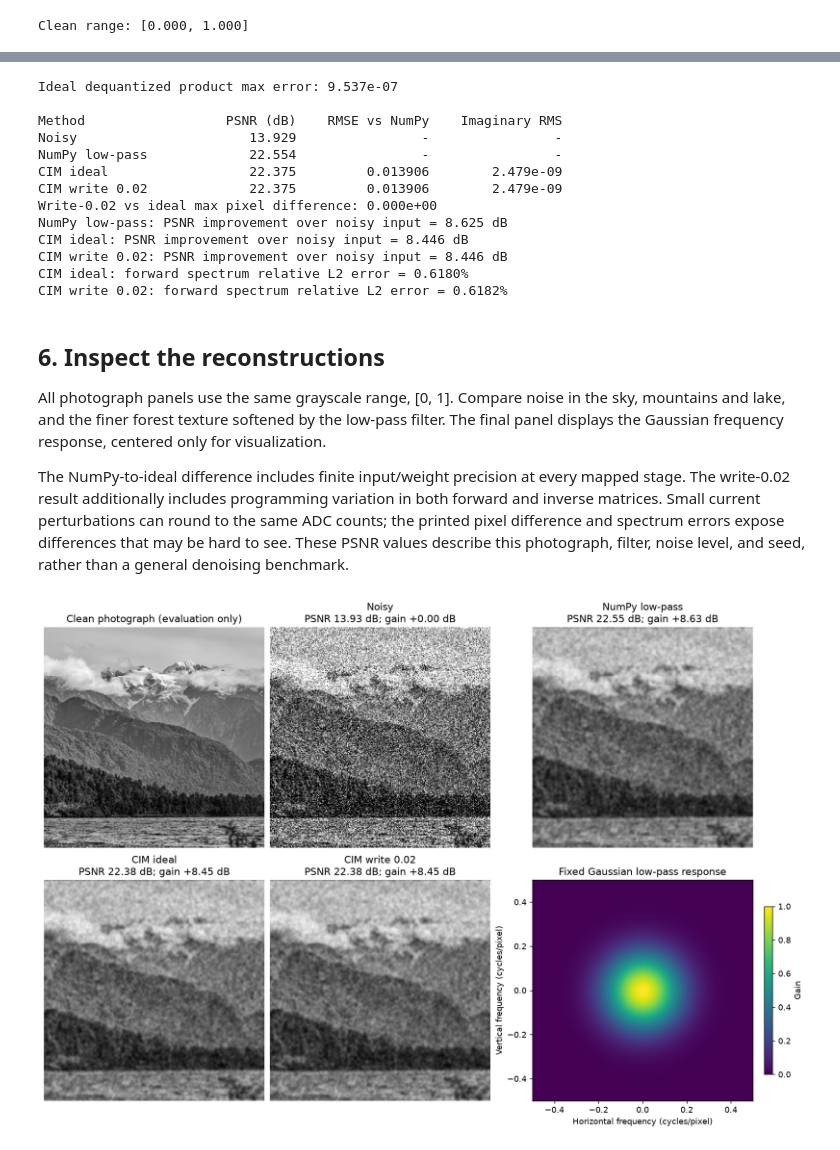
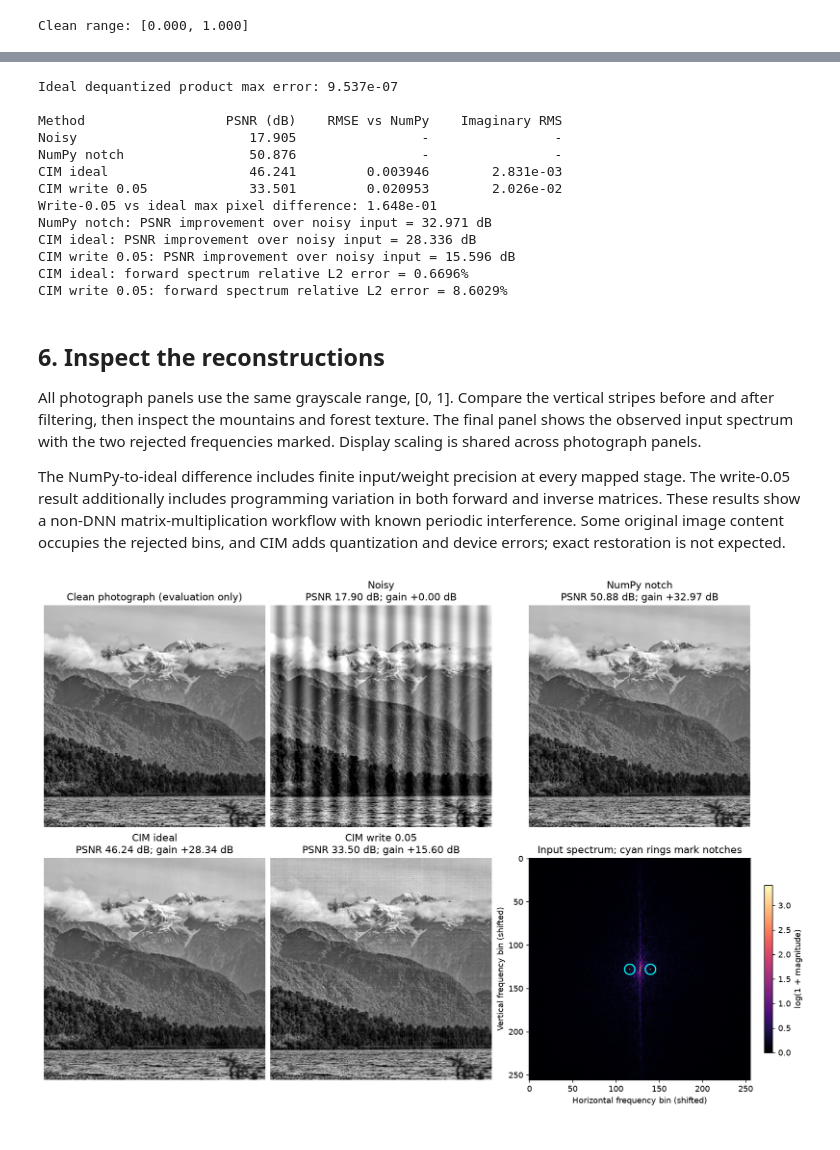
Before and after one commit to HUST-ISMD-Odyssey/MemFast, a Jupyter notebook: examples/notebooks/03_dft_image_denoising.ipynb, the cells around one changed output, grey strips where cells are left out. Cells and saved outputs as stored; diff of their text form; code cells hidden in the pictures.

Commit message:
Demonstrate DFT stripe removal with five-percent write variation

```diff
--- a/examples/notebooks/03_dft_image_denoising.ipynb
+++ b/examples/notebooks/03_dft_image_denoising.ipynb
@@ -19,8 +19,8 @@ from memfast import Config, Nonidealities, Simulator
 DEVICE = os.environ.get("MEMFAST_NOTEBOOK_DEVICE", "cuda:0" if torch.cuda.is_available() else "cpu")
 SIZE = 256
 SEED = 135
-NOISE_STD = 0.22  # About 56 gray levels out of 255, before clipping.
-CUTOFF = 0.12  # Gaussian frequency width, in cycles per pixel.
+STRIPE_AMPLITUDE = 0.18
+STRIPE_CYCLES = 12  # Known interference frequency: cycles across the image width.
 print(f"Device: {DEVICE}; image: {SIZE} x {SIZE}")
 # %% [output]
 Device: cuda:0; image: 256 x 256
@@ -101,13 +103,13 @@ common = dict(
     weight_slice=(1,) * 8,
     array_size=(64, 64),
     adc_bits=8,
-    input_quant_gran=(1, None),
+    input_quant_gran=(1, 64),
     weight_quant_gran=(None, 1),
     seed=SEED,
 )
 ideal_config = Config(**common, nonidealities=Nonidealities(write_variation=0.0))
-write_config = Config(**common, nonidealities=Nonidealities(write_variation=0.02))
+write_config = Config(**common, nonidealities=Nonidealities(write_variation=0.05))
 print("Ideal:", ideal_config.nonidealities)
-print("Write 0.02:", write_config.nonidealities)
+print("Write 0.05:", write_config.nonidealities)
 # %% [output]
 Ideal: Nonidealities(write_variation=0.0, read_variation=0.0, read_mode='shared', voltage_variation=0.0, adc_nonlinearity=0.0, stuck_at_low=0.0, stuck_at_high=0.0, drift_coefficient=0.0, drift_time=0. ...
@@ -198,7 +200,8 @@ def diagnostic(device="cpu"):
     weight = torch.tensor(F.real, dtype=torch.float32, device=simulator.device)
     vectors = torch.linspace(-1, 1, 3 * SIZE, device=simulator.device).reshape(3, SIZE)
     weight_scale = weight.abs().amax(dim=0, keepdim=True) / 127
-    input_scale = vectors.abs().amax(dim=1, keepdim=True) / 127
+    groups = vectors.reshape(3, SIZE // 64, 64)
+    input_scale = (groups.abs().amax(dim=-1, keepdim=True) / 127).expand_as(groups).reshape_as(vectors)
     dequant_weight = (weight / weight_scale).round().clamp(-127, 127) * weight_scale
     dequant_input = (vectors / input_scale).round().clamp(-127, 127) * input_scale
     expected = dequant_input @ dequant_weight
@@ -208,12 +211,12 @@ def diagnostic(device="cpu"):
 
     results = {
         "Noisy": {"image": noisy, "psnr_db": psnr(clean, noisy)},
-        "NumPy low-pass": {"image": standard, "psnr_db": psnr(clean, standard)},
+        "NumPy notch": {"image": standard, "psnr_db": psnr(clean, standard)},
     }
-    for label, config in [("CIM ideal", ideal_config), ("CIM write 0.02", write_config)]:
-        spectrum, raw = cim_denoise(noisy, mask, config, device=device)
+    for label, config in [("CIM ideal", ideal_config), ("CIM write 0.05", write_config)]:
+        spectrum, raw = cim_denoise(centered, mask, config, device=device)
         assert raw.shape == clean.shape and np.isfinite(raw).all()
-        image = np.clip(raw.real, 0.0, 1.0)
+        image = np.clip(raw.real + offset, 0.0, 1.0)
         results[label] = dict(
             image=image,
             psnr_db=psnr(clean, image),
@@ -234,12 +237,12 @@ for label, item in results.items():
     rmse = f"{item['rmse_vs_numpy']:.6f}" if "rmse_vs_numpy" in item else "-"
     imaginary = f"{item['imaginary_rms']:.3e}" if "imaginary_rms" in item else "-"
     print(f"{label:<20} {item['psnr_db']:>12.3f} {rmse:>16} {imaginary:>16}")
-write_delta = np.max(np.abs(results["CIM write 0.02"]["image"] - results["CIM ideal"]["image"]))
-print(f"Write-0.02 vs ideal max pixel difference: {write_delta:.3e}")
-for label in ("NumPy low-pass", "CIM ideal", "CIM write 0.02"):
+write_delta = np.max(np.abs(results["CIM write 0.05"]["image"] - results["CIM ideal"]["image"]))
+print(f"Write-0.05 vs ideal max pixel difference: {write_delta:.3e}")
+for label in ("NumPy notch", "CIM ideal", "CIM write 0.05"):
     gain = results[label]["psnr_db"] - results["Noisy"]["psnr_db"]
     print(f"{label}: PSNR improvement over noisy input = {gain:.3f} dB")
-for label in ("CIM ideal", "CIM write 0.02"):
+for label in ("CIM ideal", "CIM write 0.05"):
     print(
         f"{label}: forward spectrum relative L2 error = {results[label]['spectrum_relative_error']:.4%}"
     )
@@ -247,52 +250,56 @@ for label in ("CIM ideal", "CIM write 0.02"):
 Ideal dequantized product max error: 9.537e-07
 
 Method                  PSNR (dB)    RMSE vs NumPy    Imaginary RMS
-Noisy                      13.929                -                -
-NumPy low-pass             22.554                -                -
-CIM ideal                  22.375         0.013906        2.479e-09
-CIM write 0.02             22.375         0.013906        2.479e-09
-Write-0.02 vs ideal max pixel difference: 0.000e+00
-NumPy low-pass: PSNR improvement over noisy input = 8.625 dB
-CIM ideal: PSNR improvement over noisy input = 8.446 dB
-CIM write 0.02: PSNR improvement over noisy input = 8.446 dB
-CIM ideal: forward spectrum relative L2 error = 0.6180%
-CIM write 0.02: forward spectrum relative L2 error = 0.6182%
+Noisy                      17.905                -                -
+NumPy notch                50.876                -                -
+CIM ideal                  46.241         0.003946        2.831e-03
+CIM write 0.05             33.501         0.020953        2.026e-02
+Write-0.05 vs ideal max pixel difference: 1.648e-01
+NumPy notch: PSNR improvement over noisy input = 32.971 dB
+CIM ideal: PSNR improvement over noisy input = 28.336 dB
+CIM write 0.05: PSNR improvement over noisy input = 15.596 dB
+CIM ideal: forward spectrum relative L2 error = 0.6696%
+CIM write 0.05: forward spectrum relative L2 error = 8.6029%
 # %% [markdown]
 ## 6. Inspect the reconstructions
 
-All photograph panels use the same grayscale range, [0, 1]. Compare noise in the sky, mountains and lake, and the finer forest texture softened by the low-pass filter. The final panel displays the Gaussian frequency response, centered only for visualization.
+All photograph panels use the same grayscale range, [0, 1]. Compare the vertical stripes before and after filtering, then inspect the mountains and forest texture. The final panel shows the observed input spectrum with the two rejected frequencies marked. Display scaling is shared across photograph panels.
 
-The NumPy-to-ideal difference includes finite input/weight precision at every mapped stage. The write-0.02 result additionally includes programming variation in both forward and inverse matrices. Small current perturbations can round to the same ADC counts; the printed pixel difference and spectrum errors expose differences that may be hard to see. These PSNR values describe this photograph, filter, noise level, and seed, rather than a general denoising benchmark.
+The NumPy-to-ideal difference includes finite input/weight precision at every mapped stage. The write-0.05 result additionally includes programming variation in both forward and inverse matrices. These results show a non-DNN matrix-multiplication workflow with known periodic interference. Some original image content occupies the rejected bins, and CIM adds quantization and device errors; exact restoration is not expected.
 # %%
 fig, axes = plt.subplots(2, 3, figsize=(13, 9), dpi=130, constrained_layout=True)
 panels = axes.ravel()
 panels[0].imshow(clean, cmap="gray", vmin=0, vmax=1, interpolation="nearest")
 panels[0].set_title("Clean photograph (evaluation only)")
 panels[0].axis("off")
 for ax, (label, item) in zip(panels[1:5], results.items()):
     ax.imshow(item["image"], cmap="gray", vmin=0, vmax=1, interpolation="nearest")
     gain = item["psnr_db"] - results["Noisy"]["psnr_db"]
     ax.set_title(f"{label}\nPSNR {item['psnr_db']:.2f} dB; gain {gain:+.2f} dB")
     ax.axis("off")
 response = panels[5].imshow(
-    np.fft.fftshift(mask), cmap="viridis", vmin=0, vmax=1, extent=(-0.5, 0.5, -0.5, 0.5)
+    np.log1p(np.abs(np.fft.fftshift(numpy_spectrum))), cmap="magma"
 )
-panels[5].set_title("Fixed Gaussian low-pass response")
-panels[5].set_xlabel("Horizontal frequency (cycles/pixel)")
-panels[5].set_ylabel("Vertical frequency (cycles/pixel)")
-fig.colorbar(response, ax=panels[5], shrink=0.75, label="Gain")
+panels[5].scatter(
+    [SIZE // 2 - STRIPE_CYCLES, SIZE // 2 + STRIPE_CYCLES],
+    [SIZE // 2, SIZE // 2], s=160, facecolors="none", edgecolors="cyan", linewidths=1.5,
+)
+panels[5].set_title("Input spectrum; cyan rings mark notches")
+panels[5].set_xlabel("Horizontal frequency bin (shifted)")
+panels[5].set_ylabel("Vertical frequency bin (shifted)")
+fig.colorbar(response, ax=panels[5], shrink=0.75, label="log(1 + magnitude)")
 
 # Run from this notebook's directory or the repository root.
 notebook_dir = Path.cwd()
 if not (notebook_dir / "03_dft_image_denoising.ipynb").is_file():
     notebook_dir = notebook_dir / "examples" / "notebooks"
 assert (notebook_dir / "03_dft_image_denoising.ipynb").is_file()
 asset_dir = notebook_dir / "assets"
 asset_dir.mkdir(exist_ok=True)
 fig.savefig(asset_dir / "dft_image_denoising.png", dpi=160)
 plt.show()
 # %% [output]
-[figure, old version]
+[figure, new version]
 # %% [markdown]
 The same executed figure is also saved as a relative PNG asset for notebook viewers that omit rich outputs:
 
```
Also changed, not shown: parts of 10 cells of this notebook, 4 other files.
